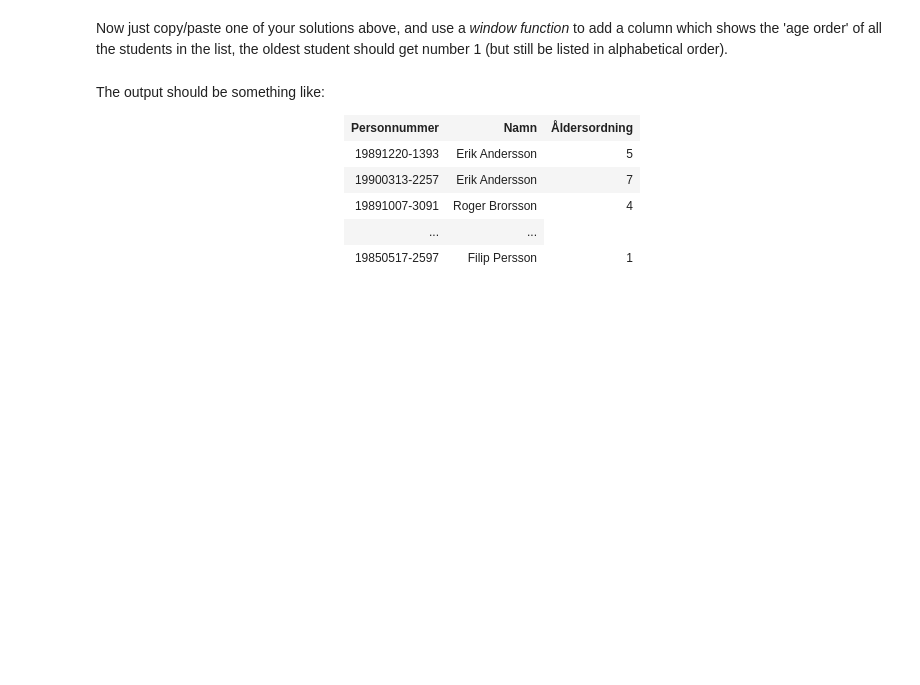
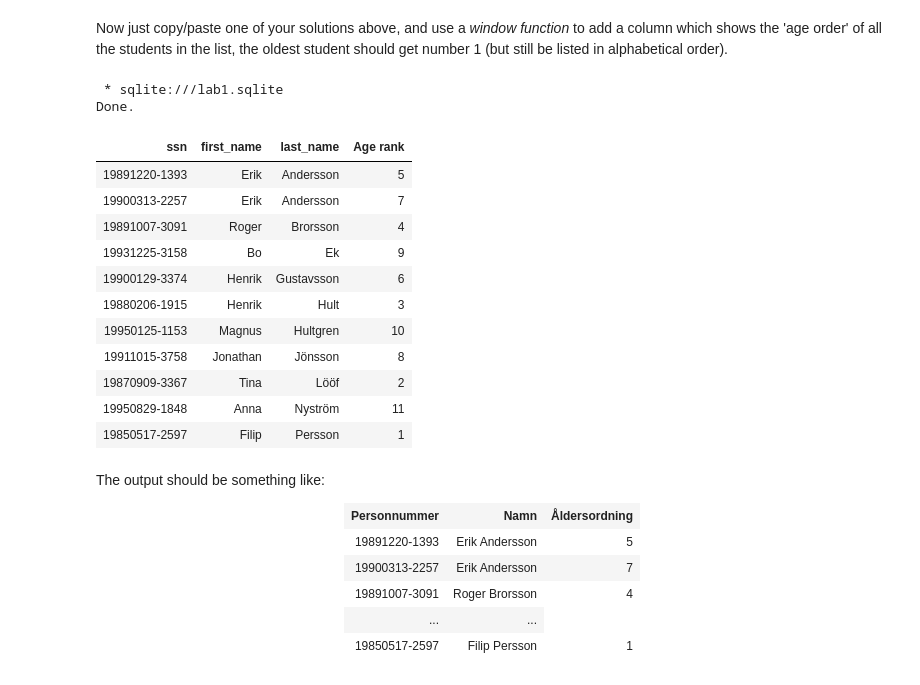
Before and after one commit to HugoMautner/database, a Jupyter notebook: lab1/lab1.ipynb, the cells around one changed output. Cells and saved outputs as stored; diff of their text form; code cells hidden in the pictures; blank space fills up the shorter version.

```diff
--- a/lab1/lab1.ipynb
+++ b/lab1/lab1.ipynb
@@ -774,6 +910,33 @@ Do the same thing using a subquery:
 Now just copy/paste one of your solutions above, and use a *window function* to add a column which shows the 'age order' of all the students in the list, the oldest student should get number 1 (but still be listed in alphabetical order).
 # %%
 %%sql
+SELECT
+    s.ssn,
+    s.first_name,
+    s.last_name,
+    RANK() OVER (ORDER BY s.ssn) AS "Age rank"
+FROM students s
+WHERE NOT EXISTS (
+    SELECT 1
+    FROM finished_courses f
+    WHERE f.ssn = s.ssn
+)
+ORDER BY s.last_name, s.first_name
+# %% [output]
+ * sqlite:///lab1.sqlite
+Done.
+| ssn | first_name | last_name | Age rank |
+| 19891220-1393 | Erik | Andersson | 5 |
+| 19900313-2257 | Erik | Andersson | 7 |
+| 19891007-3091 | Roger | Brorsson | 4 |
+| 19931225-3158 | Bo | Ek | 9 |
+| 19900129-3374 | Henrik | Gustavsson | 6 |
+| 19880206-1915 | Henrik | Hult | 3 |
+| 19950125-1153 | Magnus | Hultgren | 10 |
+| 19911015-3758 | Jonathan | Jönsson | 8 |
+| 19870909-3367 | Tina | Lööf | 2 |
+| 19950829-1848 | Anna | Nyström | 11 |
+| 19850517-2597 | Filip | Persson | 1 |
 # %% [markdown]
 The output should be something like:
 
```
Also changed, not shown: parts of 15 cells of this notebook, 1 other file.
